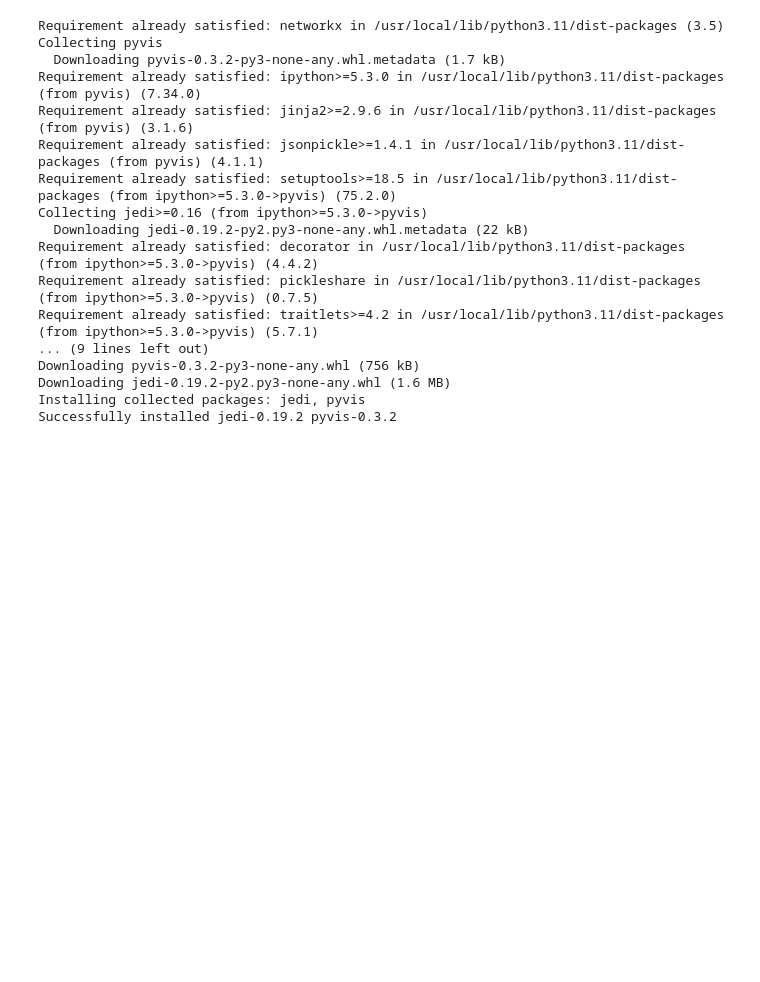
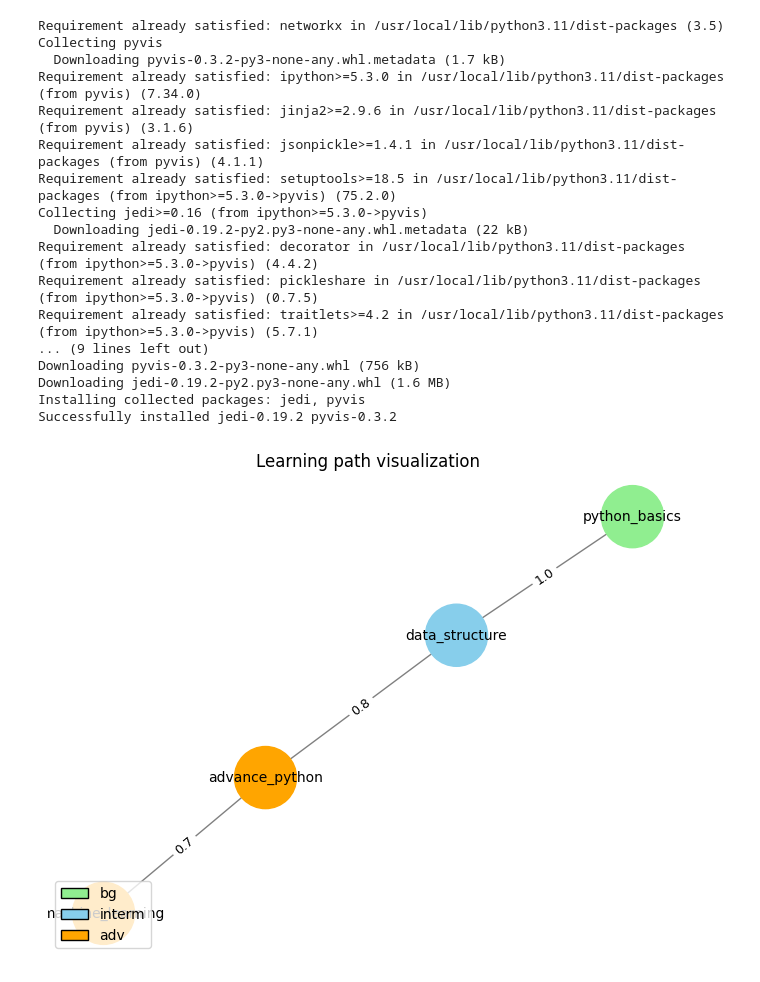
Before and after one commit to delowarshizar/Practice, a Jupyter notebook: week06_1453.ipynb, the cells around one changed output. Cells and saved outputs as stored; diff of their text form; code cells hidden in the pictures; blank space fills up the shorter version.

```diff
--- a/week06_1453.ipynb
+++ b/week06_1453.ipynb
@@ -34,33 +34,48 @@ import networkx as nx
 # %%
+from importlib.metadata import metadata
 topics = {
     'python_basics': {'diff':'bg'},
     'data_structure': {'diff':'interm'},
     'advance_python':{'diff':'adv'},
     'machine_learning':{'diff':'adv'},
 
 }
 
 
 relationships = [
     (('python_basics','data_structure'), {'weight':1.0}),
     (('data_structure','advance_python'), {'weight':0.8}),
     (('advance_python','machine_learning'), {'weight':0.7})
 
 ]
+G = nx.Graph()
 
-for edge, attrs in relationships:
-    G.edges[edge].update(attrs)
+for topic, metadata in topics.items():
+    G.add_node(topic, **metadata)
+
+for (u, v), data in relationships:
+    G.add_edge(u, v, **data)
 
 pos = nx.spring_layout(G)
-nx.draw(G, pos, with_labels=True)
 
-node_labels = {node: data['diff'] for node, data in G.nodes(data=True)}
-for node, (x,y) in pos.items():
-    plt.text(x,y - 0.05, node_labels[node], fontsize=8, ha='center', color='darkblue')
+nod_colors = {
+    'bg': 'lightgreen',
+    'interm': 'skyblue',
+    'adv': 'orange'
+}
+node_color_list = [nod_colors[G.nodes[node]['diff']] for node in G.nodes]
+nx.draw(G, pos, with_labels=True, node_color=node_color_list,
+        node_size=2000, font_size=10,edge_color='gray' )
 
+edge_labels = {(u,v):f"{d['weight']}"for u,v,d in G.edges(data=True)}
+nx.draw_networkx_edge_labels(G, pos, edge_labels=edge_labels,font_size=9)
 
-edge_labels = {(u,v): f"weight: {d['weight']},prereq: {d['pre']}"
-for u,v,d in G.edges(data=True)}
-nx.draw_networkx_edge_labels(G, pos, edge_labels=edge_labels,font_size=8)
-
+from matplotlib.patches import Patch
+legend_elements = [Patch(facecolor='lightgreen', edgecolor='black', label='bg'),
+                   Patch(facecolor='skyblue', edgecolor='black', label='interm'),
+                   Patch(facecolor='orange', edgecolor='black', label='adv')]
+plt.legend(handles=legend_elements,loc = 'lower left')
+plt.title('Learning path visualization', fontsize=12)
 plt.show()
+# %% [output]
+[figure, added]
```
Also changed, not shown: parts of 2 cells of this notebook.
